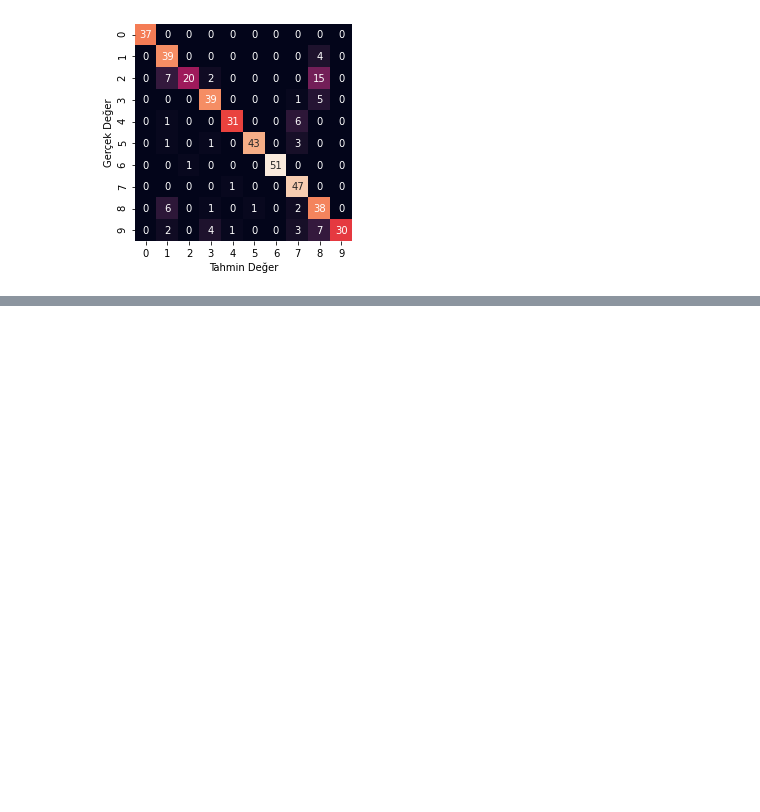
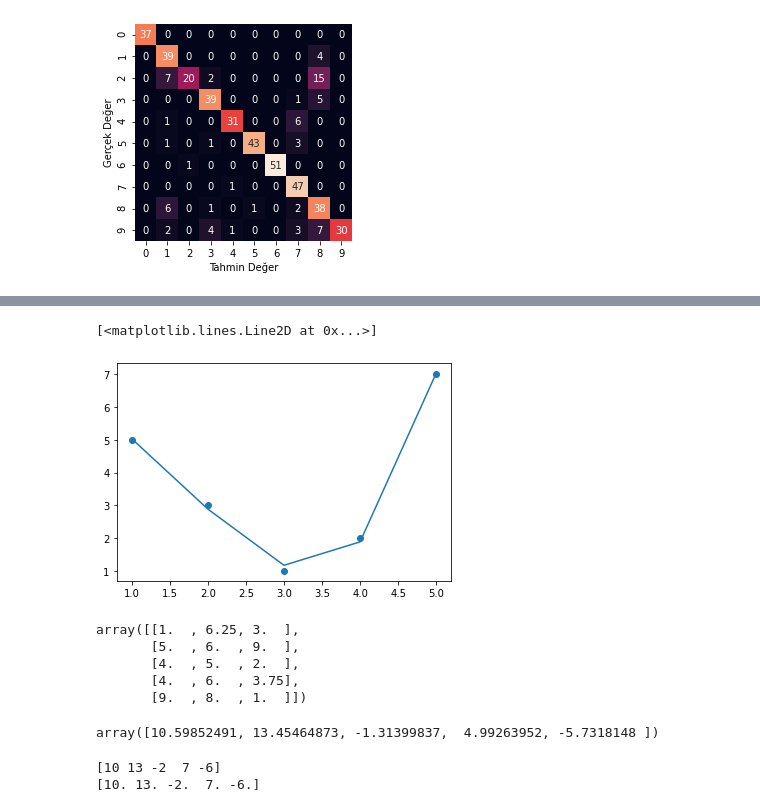
Before and after one commit to kuyucuk/Multilabel, a Jupyter notebook: tez_kod/Makine Öğrenmesi/machine_learning_lessons.ipynb, the cells around one changed output, grey strips where cells are left out. Cells and saved outputs as stored; diff of their text form; code cells hidden in the pictures; blank space fills up the shorter version.

```diff
--- a/tez_kod/Makine Öğrenmesi/machine_learning_lessons.ipynb
+++ b/tez_kod/Makine Öğrenmesi/machine_learning_lessons.ipynb
@@ -360,0 +444,8 @@ Text(91.68, 0.5, 'Gerçek Değer')
+# %%
+model=LinearRegression().fit(X2,y)
+y_fit=model.predict(X2)
+plt.scatter(x,y)
+plt.plot(x,y_fit)
+# %% [output]
+[<matplotlib.lines.Line2D at 0x...>]
+[figure, added]
@@ -360,0 +460,16 @@ Text(91.68, 0.5, 'Gerçek Değer')
+# %%
+0from sklearn.impute import SimpleImputer
+imp=SimpleImputer(strategy='mean')
+X2=imp.fit_transform(X)
+X2
+# %% [output]
+array([[1.  , 6.25, 3.  ],
+       [5.  , 6.  , 9.  ],
+       [4.  , 5.  , 2.  ],
+       [4.  , 6.  , 3.75],
+       [9.  , 8.  , 1.  ]])
+# %%
+model=LinearRegression().fit(X2,y)
+model.predict(X2)
+# %% [output]
+array([10.59852491, 13.45464873, -1.31399837,  4.99263952, -5.7318148 ])
@@ -360,0 +481,7 @@ Text(91.68, 0.5, 'Gerçek Değer')
+# %%
+model.fit(X,y)
+print(y)
+print(model.predict(X))
+# %% [output]
+[10 13 -2  7 -6]
+[10. 13. -2.  7. -6.]
```
Also changed, not shown: parts of 24 cells of this notebook.
